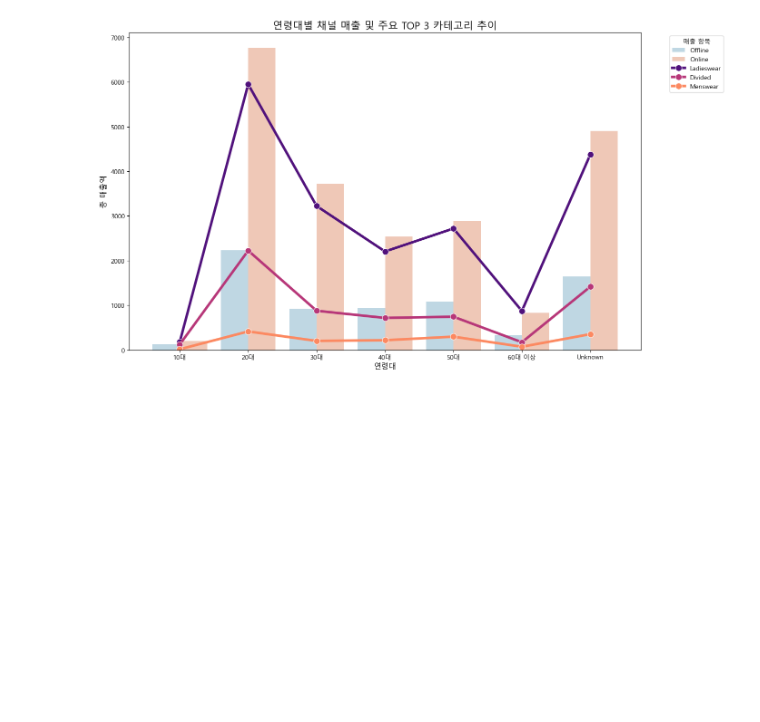
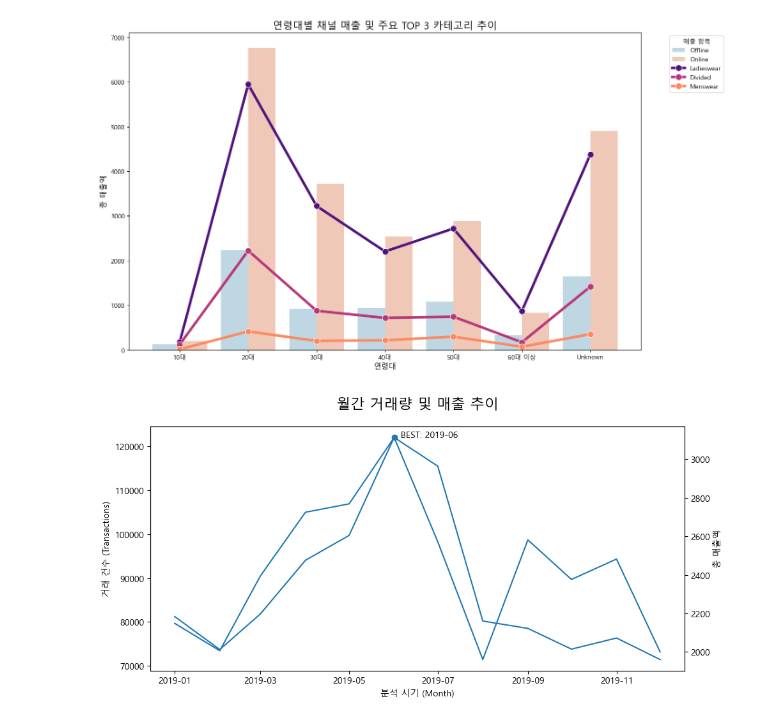
Before and after one commit to yoohengu/cross-gen-biz-analysis, a Jupyter notebook: notebooks/chanhui_eda/hm_2020_business_insight.ipynb, the cells around one changed output. Saved outputs shown, nothing was run; the diff lists cells and outputs as text; code cells hidden in the pictures; blank space fills up the shorter version.

```diff
--- a/notebooks/chanhui_eda/hm_2020_business_insight.ipynb
+++ b/notebooks/chanhui_eda/hm_2020_business_insight.ipynb
@@ -1322,3 +1316,38 @@ plt.tight_layout()
 plt.show()
 # %% [output]
 [figure]
+# %%
+fig, ax1 = plt.subplots(figsize=(10,5))
+
+# 거래량 (Series)
+ax1.plot(
+    monthly_sales.index.to_timestamp(),
+    monthly_sales.values,
+    label="거래량"
+)
+ax1.set_xlabel("분석 시기 (Month)")
+ax1.set_ylabel("거래 건수 (Transactions)")
+
+# 매출 (Series)
+ax2 = ax1.twinx()
+ax2.plot(
+    monthly_price.index.to_timestamp(),
+    monthly_price.values,
+    label="매출"
+)
+ax2.set_ylabel("총 매출액")
+
+# BEST 월
+ax2.scatter(best_month.to_timestamp(), best_value)
+ax2.text(
+    best_month.to_timestamp(),
+    best_value,
+    f"  BEST: {best_month}",
+    fontsize=10
+)
+
+plt.title("월간 거래량 및 매출 추이", fontsize=16, pad=20)
+plt.tight_layout()
+plt.show()
+# %% [output]
+[figure, added]
```
Also changed, not shown: parts of 30 cells of this notebook.
